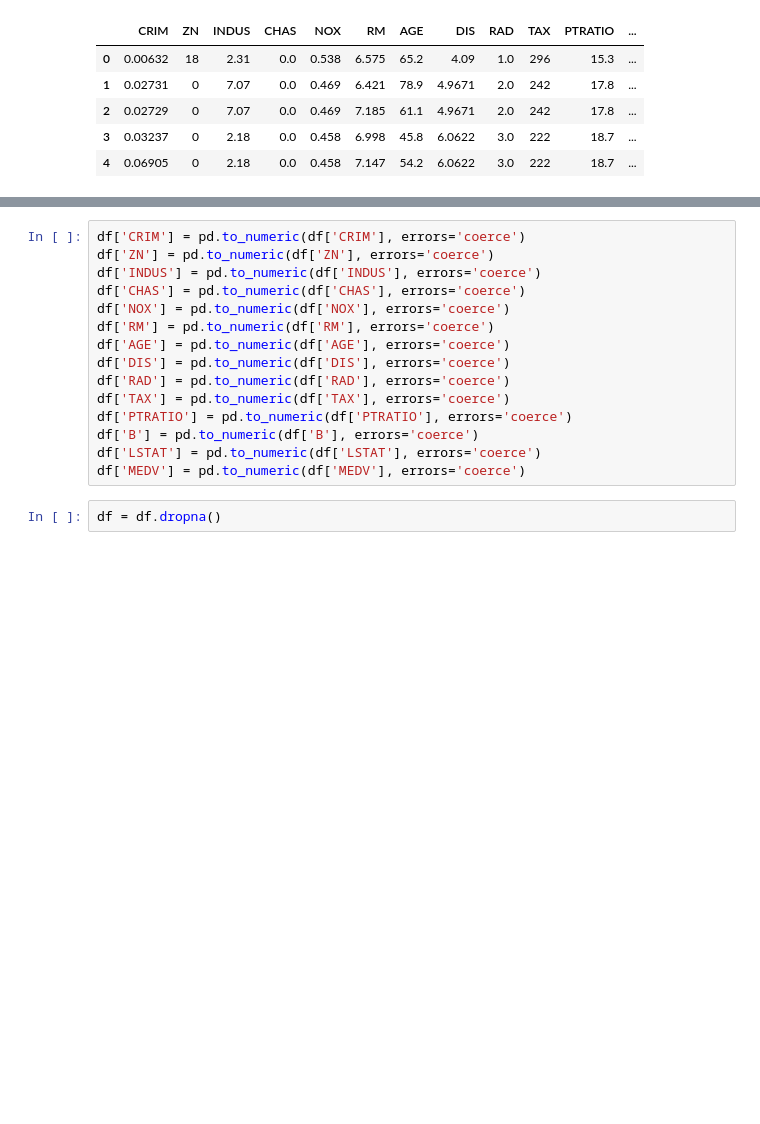
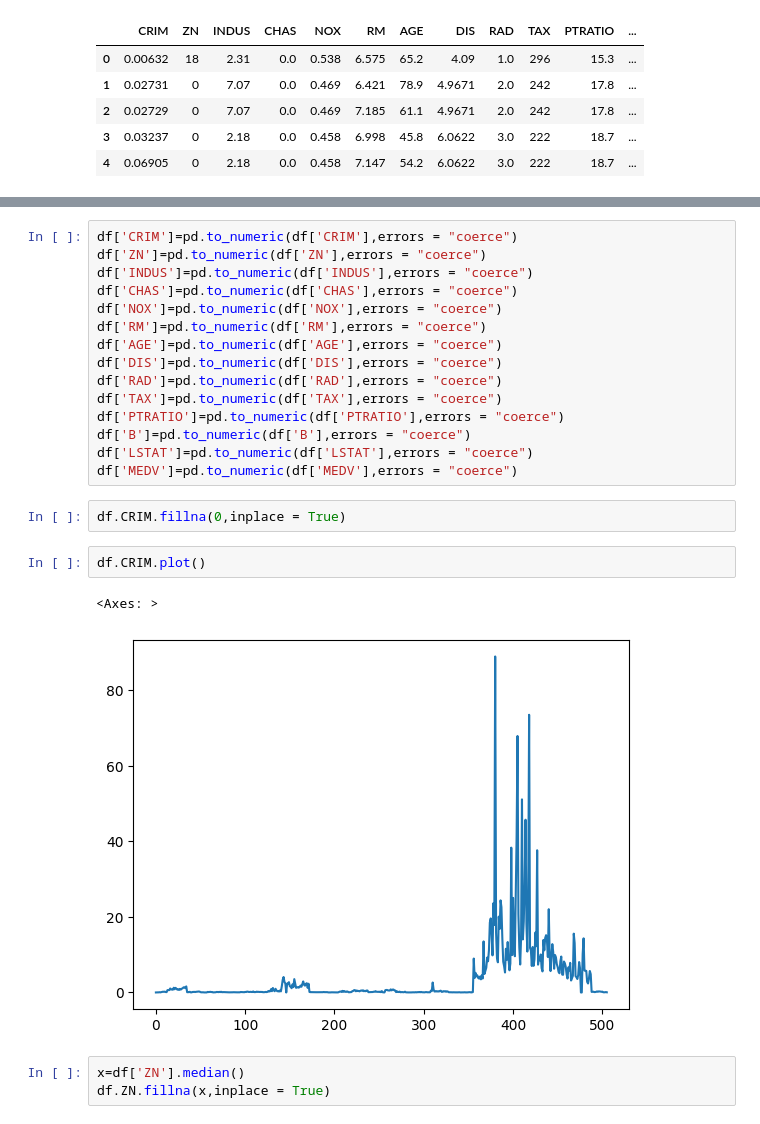
Before and after one commit to Farzinaayub/let-s_AI, a Jupyter notebook: DA21-B ML Assignment 3.ipynb, the cells around one changed output, grey strips where cells are left out. Saved outputs shown, nothing was run; the diff lists cells and outputs as text; blank space fills up the shorter version.

```diff
--- a/DA21-B ML Assignment 3.ipynb
+++ b/DA21-B ML Assignment 3.ipynb
@@ -67,17 +42,25 @@ Deal with the null and the noise values in different columns.
 # %%
-df['CRIM'] = pd.to_numeric(df['CRIM'], errors='coerce')
-df['ZN'] = pd.to_numeric(df['ZN'], errors='coerce')
-df['INDUS'] = pd.to_numeric(df['INDUS'], errors='coerce')
-df['CHAS'] = pd.to_numeric(df['CHAS'], errors='coerce')
-df['NOX'] = pd.to_numeric(df['NOX'], errors='coerce')
-df['RM'] = pd.to_numeric(df['RM'], errors='coerce')
-df['AGE'] = pd.to_numeric(df['AGE'], errors='coerce')
-df['DIS'] = pd.to_numeric(df['DIS'], errors='coerce')
-df['RAD'] = pd.to_numeric(df['RAD'], errors='coerce')
-df['TAX'] = pd.to_numeric(df['TAX'], errors='coerce')
-df['PTRATIO'] = pd.to_numeric(df['PTRATIO'], errors='coerce')
-df['B'] = pd.to_numeric(df['B'], errors='coerce')
-df['LSTAT'] = pd.to_numeric(df['LSTAT'], errors='coerce')
-df['MEDV'] = pd.to_numeric(df['MEDV'], errors='coerce')
+df['CRIM']=pd.to_numeric(df['CRIM'],errors = "coerce")
+df['ZN']=pd.to_numeric(df['ZN'],errors = "coerce")
+df['INDUS']=pd.to_numeric(df['INDUS'],errors = "coerce")
+df['CHAS']=pd.to_numeric(df['CHAS'],errors = "coerce")
+df['NOX']=pd.to_numeric(df['NOX'],errors = "coerce")
+df['RM']=pd.to_numeric(df['RM'],errors = "coerce")
+df['AGE']=pd.to_numeric(df['AGE'],errors = "coerce")
+df['DIS']=pd.to_numeric(df['DIS'],errors = "coerce")
+df['RAD']=pd.to_numeric(df['RAD'],errors = "coerce")
+df['TAX']=pd.to_numeric(df['TAX'],errors = "coerce")
+df['PTRATIO']=pd.to_numeric(df['PTRATIO'],errors = "coerce")
+df['B']=pd.to_numeric(df['B'],errors = "coerce")
+df['LSTAT']=pd.to_numeric(df['LSTAT'],errors = "coerce")
+df['MEDV']=pd.to_numeric(df['MEDV'],errors = "coerce")
-# %%
-df = df.dropna()
+# %%
+df.CRIM.fillna(0,inplace = True)
+# %%
+df.CRIM.plot()
+# %% [output]
+<Axes: >
+[figure, added]
+# %%
+x=df['ZN'].median()
+df.ZN.fillna(x,inplace = True)
```
Also changed, not shown: parts of 27 cells of this notebook, 2 other files.
